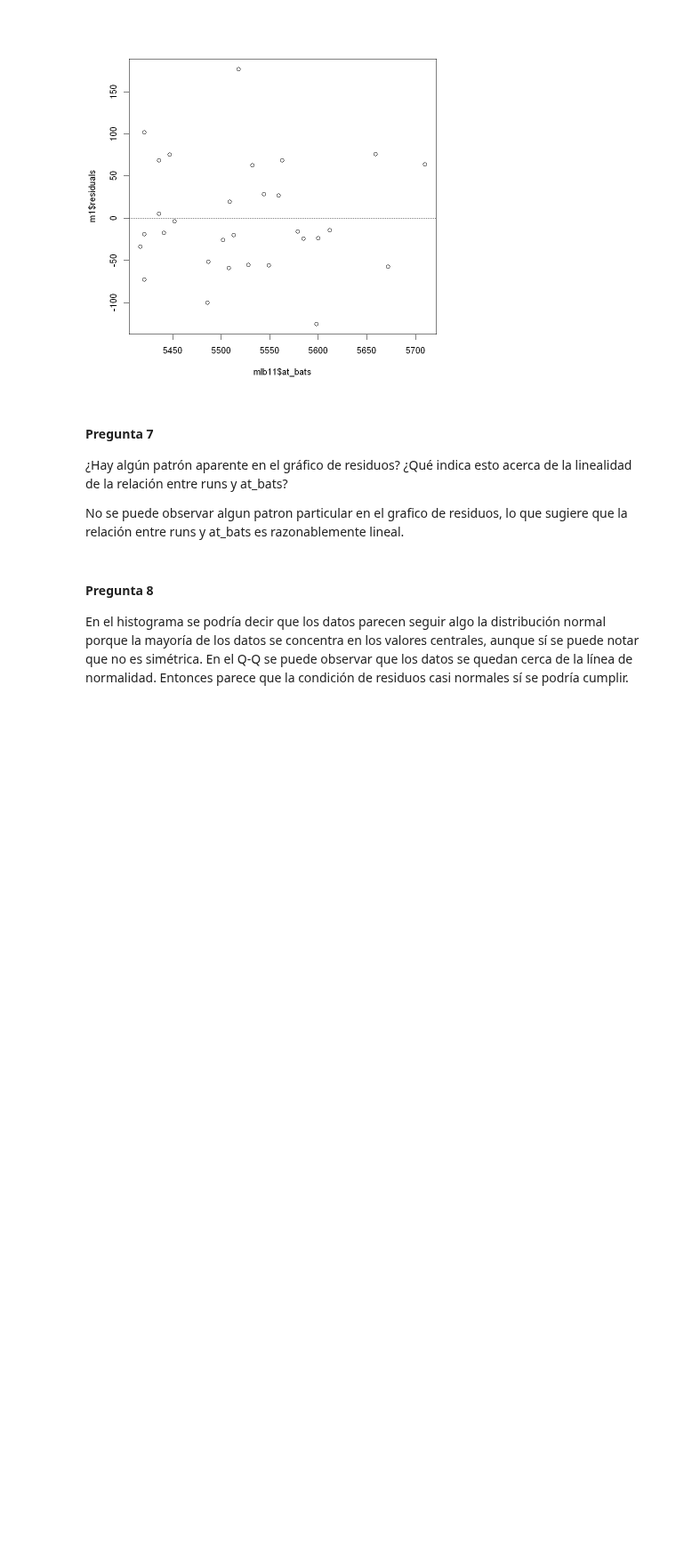
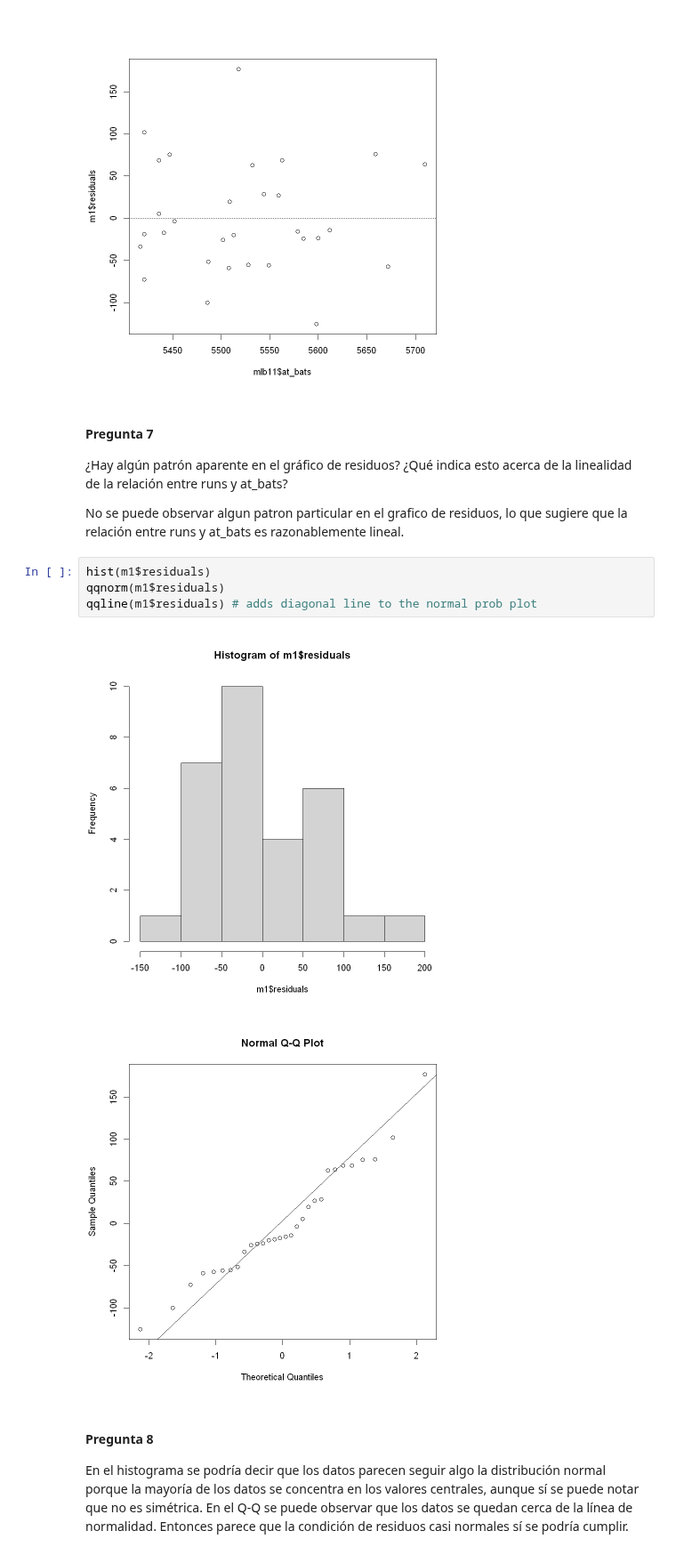
Before and after one commit to cerillo2808/Experimentos_TempName, a Jupyter notebook: AC5-Regresión-Lineal/AC5-Regresión-Lineal.ipynb, the cells around one changed output. Shown at 89% size. Saved outputs shown, nothing was run; the diff lists cells and outputs as text; blank space fills up the shorter version.

```diff
--- a/AC5-Regresión-Lineal/AC5-Regresión-Lineal.ipynb
+++ b/AC5-Regresión-Lineal/AC5-Regresión-Lineal.ipynb
@@ -98,6 +100,13 @@ abline(h = 0, lty = 3) # adds a horizontal dashed line at y = 0
 linealidad de la relación entre runs y at_bats?
 
 No se puede observar algun patron particular en el grafico de residuos, lo que sugiere que la relación entre runs y at_bats es razonablemente lineal.
+# %%
+hist(m1$residuals)
+qqnorm(m1$residuals)
+qqline(m1$residuals) # adds diagonal line to the normal prob plot
+# %% [output]
+[figure, added]
+[figure, added]
 # %% [markdown]
 #### Pregunta 8
 
```
Also changed, not shown: parts of 6 cells of this notebook.
